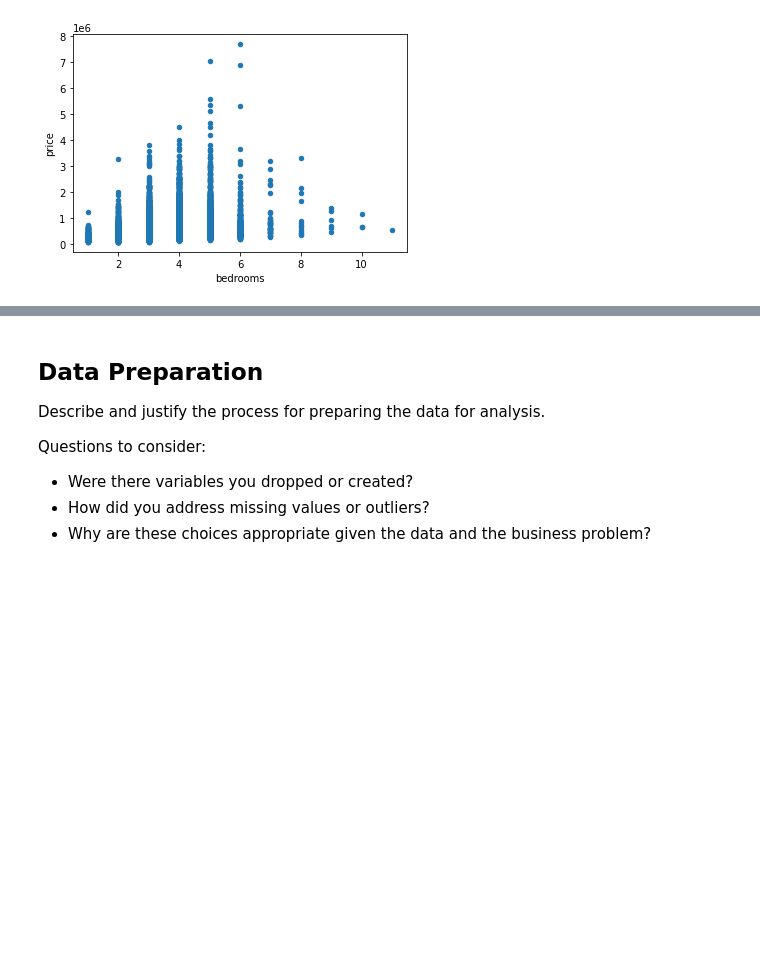
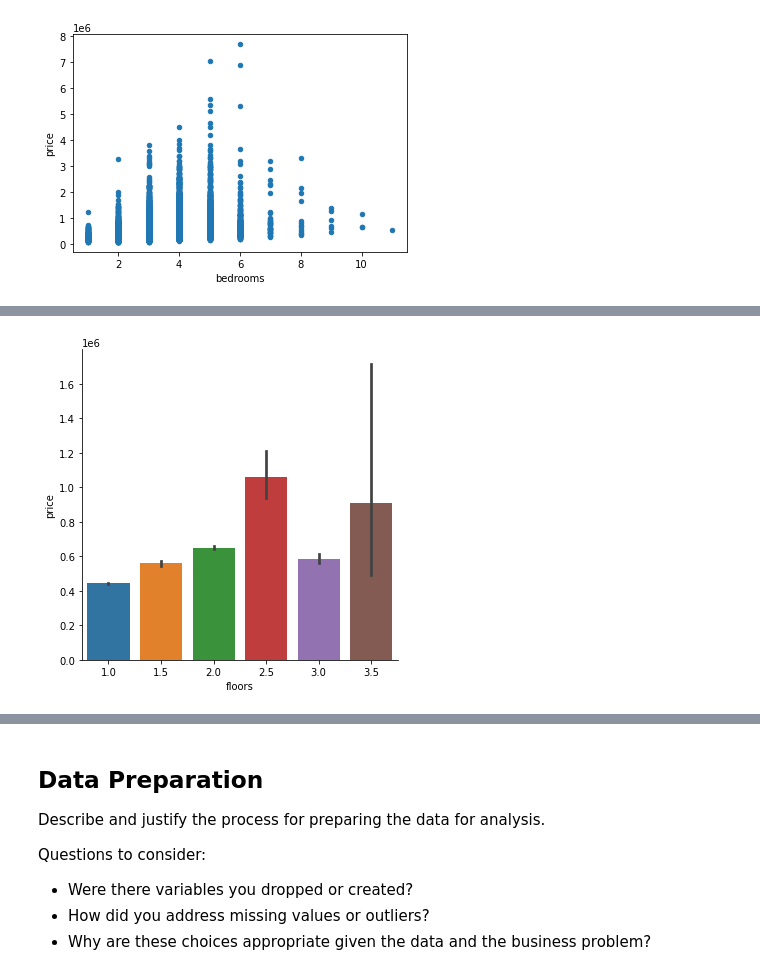
Before and after one commit to Shoemaker703/home_sales_analysis_project, a Jupyter notebook: notebooks/Scott S/Project2ScottS.ipynb, the cells around one changed output, grey strips where cells are left out. Cells and saved outputs as stored; diff of their text form; code cells hidden in the pictures; blank space fills up the shorter version.

```diff
--- a/notebooks/Scott S/Project2ScottS.ipynb
+++ b/notebooks/Scott S/Project2ScottS.ipynb
@@ -567,0 +613,4 @@ Notes:
+# %%
+sns.catplot(x = 'floors', y = 'price', kind = 'bar', data = df);
+# %% [output]
+[figure, added]
```
Also changed, not shown: parts of 39 cells of this notebook.
